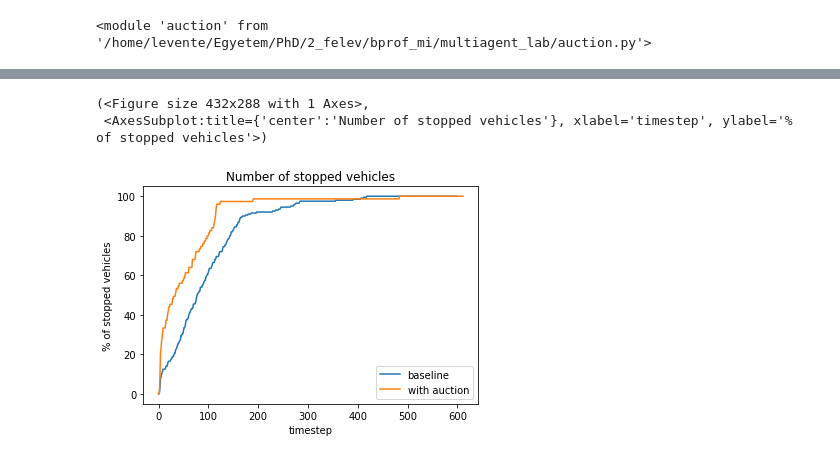
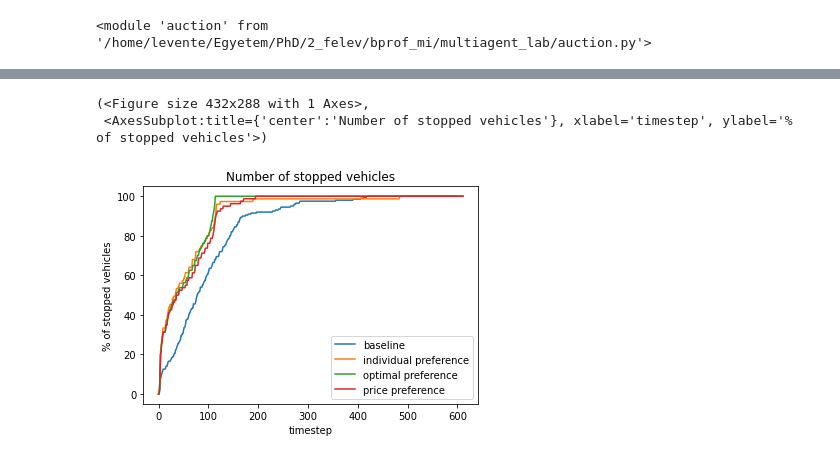
Before and after one commit to alelevente/bprof_mi_multiagent, a Jupyter notebook: dev_lab.ipynb, the cells around one changed output, grey strips where cells are left out. Drawn from its saved outputs; the diff is of its cells as text; code cells hidden in the pictures.

```diff
--- a/dev_lab.ipynb
+++ b/dev_lab.ipynb
@@ -351,14 +342,21 @@ parking_mapping = create_auction_result_maps(auction_result, buyers, parking_cap
 # %%
 simulate_after_auction(traci, parking_mapping)
 traci.close()
-# %%
-traditional_file = "outputs/basic_output.xml"
-auction_file = "outputs/auction_output.xml"
-
-t_t, v_t = get_stopped_vehicles_from_output(traditional_file)
-t_a, v_a = get_stopped_vehicles_from_output(auction_file)
-plot_stopped_vehicles([t_t, t_a], [v_t, v_a], ["baseline", "with auction"])
-# %% [output]
-(<Figure size 432x288 with 1 Axes>,
- <AxesSubplot:title={'center':'Number of stopped vehicles'}, xlabel='timestep', ylabel='% of stopped vehicles'>)
-[figure, removed]
+# %%
+traditional_file = "outputs/basic_output.xml"
+indiv_file = "outputs/indiv_preference.xml"
+opt_file = "outputs/opt_preference.xml"
+price_file = "outputs/price_preference.xml"
+
+t_t, v_t = get_stopped_vehicles_from_output(traditional_file)
+t_a_i, v_a_i = get_stopped_vehicles_from_output(indiv_file)
+t_a_o, v_a_o = get_stopped_vehicles_from_output(opt_file)
+t_a_p, v_a_p = get_stopped_vehicles_from_output(price_file)
+
+plot_stopped_vehicles([t_t, t_a_i, t_a_o, t_a_p],
+                      [v_t, v_a_i, v_a_o, v_a_p],
+                      ["baseline", "individual preference", "optimal preference", "price preference"])
+# %% [output]
+(<Figure size 432x288 with 1 Axes>,
+ <AxesSubplot:title={'center':'Number of stopped vehicles'}, xlabel='timestep', ylabel='% of stopped vehicles'>)
+[figure, added]
```
Also changed, not shown: parts of 4 cells of this notebook, 3 other files.
